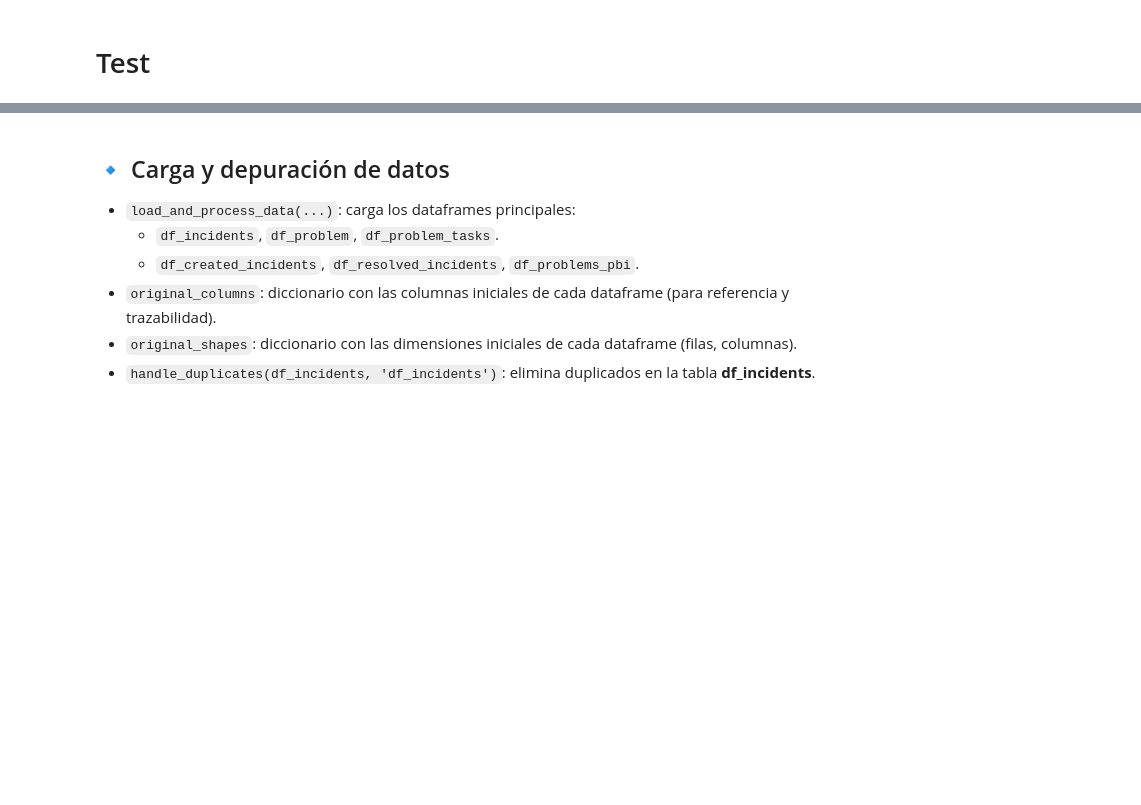
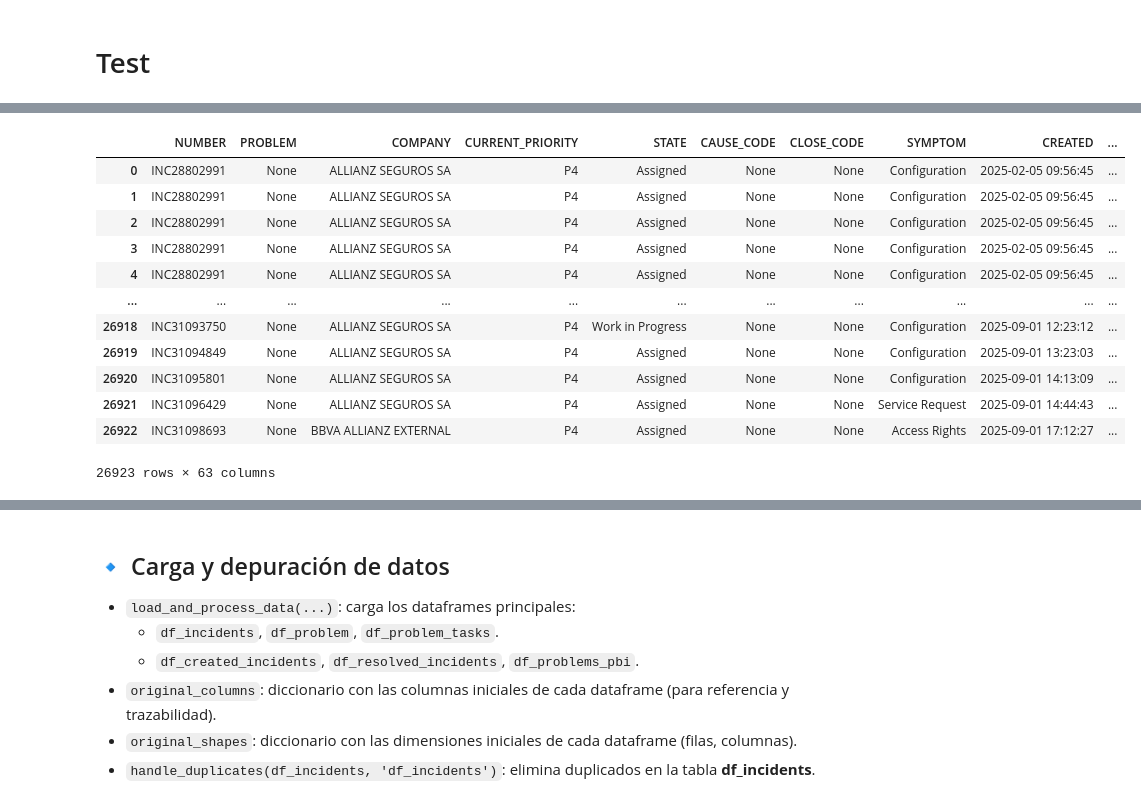
Before and after one commit to RAADZO/PruebasGIT, a Jupyter notebook: INCIDENTS.ipynb, the cells around one changed output, grey strips where cells are left out. Drawn from its saved outputs; the diff is of its cells as text; code cells hidden in the pictures; blank space fills up the shorter version.

```diff
--- a/INCIDENTS.ipynb
+++ b/INCIDENTS.ipynb
@@ -173,3 +242,33 @@ print(df_incidents.shape)
 # %%
-df_incidents.select_dtypes(include=['datetime'])
+def fill_problem_by_number(df: pd.DataFrame, col:str) -> pd.DataFrame:
+    df = df.copy()
+    df[f"_FILL_{col}"] = (
+        df.groupby("NUMBER")[col]
+        .apply(lambda s: s.ffill())   # Rellena hacia abajo dentro de cada grupo
+        .reset_index(level=0, drop=True)
+    )
+    return df
+
+start_cols = ['NUMBER', 'PROBLEM', 'COMPANY', 'CURRENT_PRIORITY',
+              'STATE', 'CAUSE_CODE', 'CLOSE_CODE', 'SYMPTOM']
+df_incidents = (
+    df_incidents
+    .pipe(set_df_column_order, start_cols=start_cols)
+    .pipe(sort_values_of_incidents, '_SIZE')
+    .pipe(fill_problem_by_number, 'PROBLEM')
+)
+# %% [output]
+|  | NUMBER | PROBLEM | COMPANY | CURRENT_PRIORITY | STATE | CAUSE_CODE | CLOSE_CODE | SYMPTOM | CREATED | ... |
+| 0 | INC28802991 | None | ALLIANZ SEGUROS SA | P4 | Assigned | None | None | Configuration | 2025-02-05 09:56:45 | ... |
+| 1 | INC28802991 | None | ALLIANZ SEGUROS SA | P4 | Assigned | None | None | Configuration | 2025-02-05 09:56:45 | ... |
+| 2 | INC28802991 | None | ALLIANZ SEGUROS SA | P4 | Assigned | None | None | Configuration | 2025-02-05 09:56:45 | ... |
+| 3 | INC28802991 | None | ALLIANZ SEGUROS SA | P4 | Assigned | None | None | Configuration | 2025-02-05 09:56:45 | ... |
+| 4 | INC28802991 | None | ALLIANZ SEGUROS SA | P4 | Assigned | None | None | Configuration | 2025-02-05 09:56:45 | ... |
+| ... | ... | ... | ... | ... | ... | ... | ... | ... | ... | ... |
+| 26918 | INC31093750 | None | ALLIANZ SEGUROS SA | P4 | Work in Progress | None | None | Configuration | 2025-09-01 12:23:12 | ... |
+| 26919 | INC31094849 | None | ALLIANZ SEGUROS SA | P4 | Assigned | None | None | Configuration | 2025-09-01 13:23:03 | ... |
+| 26920 | INC31095801 | None | ALLIANZ SEGUROS SA | P4 | Assigned | None | None | Configuration | 2025-09-01 14:13:09 | ... |
+| 26921 | INC31096429 | None | ALLIANZ SEGUROS SA | P4 | Assigned | None | None | Service Request | 2025-09-01 14:44:43 | ... |
+| 26922 | INC31098693 | None | BBVA ALLIANZ EXTERNAL | P4 | Assigned | None | None | Access Rights | 2025-09-01 17:12:27 | ... |
+26923 rows × 63 columns
 # %%
```
Also changed, not shown: parts of 12 cells of this notebook, 3 other files.
